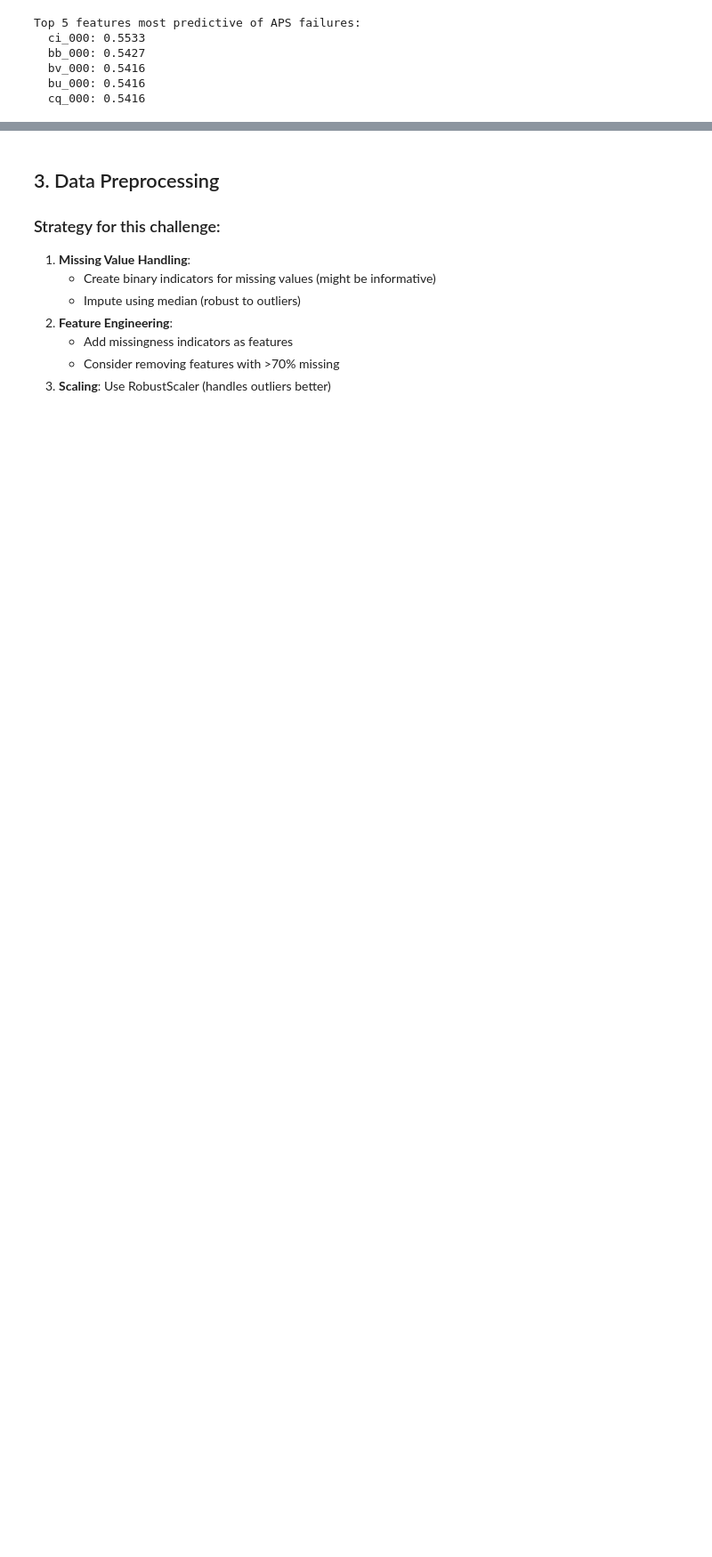
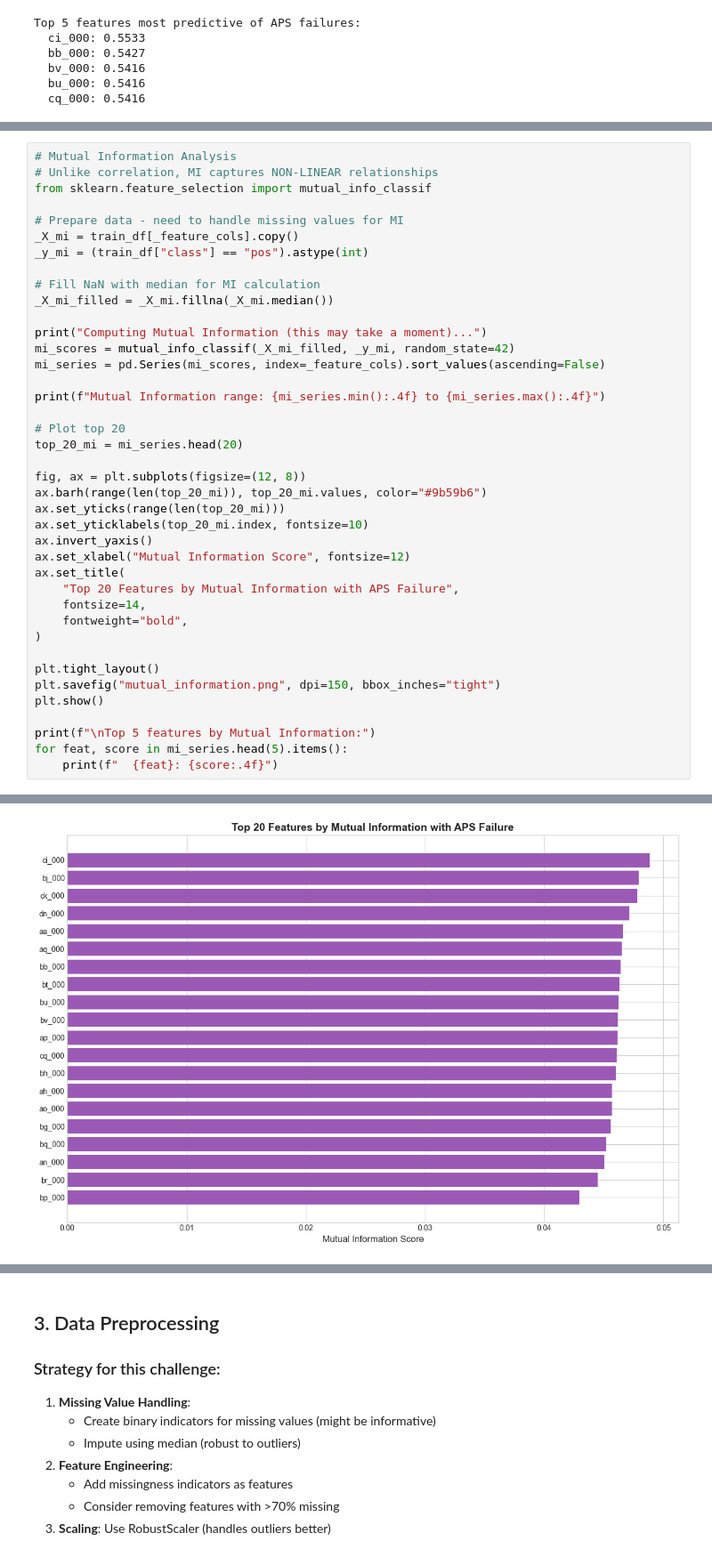
Before and after one commit to epireve/aps-failure, a Jupyter notebook: aps_failure_analysis.ipynb, the cells around one changed output, grey strips where cells are left out. Shown at 89% size. Saved outputs shown, nothing was run; the diff lists cells and outputs as text; blank space fills up the shorter version.

```diff
--- a/aps_failure_analysis.ipynb
+++ b/aps_failure_analysis.ipynb
@@ -521,0 +585,41 @@ This chart shows which features are most strongly associated with APS failures:
+# %%
+# Mutual Information Analysis
+# Unlike correlation, MI captures NON-LINEAR relationships
+from sklearn.feature_selection import mutual_info_classif
+
+# Prepare data - need to handle missing values for MI
+_X_mi = train_df[_feature_cols].copy()
+_y_mi = (train_df["class"] == "pos").astype(int)
+
+# Fill NaN with median for MI calculation
+_X_mi_filled = _X_mi.fillna(_X_mi.median())
+
+print("Computing Mutual Information (this may take a moment)...")
+mi_scores = mutual_info_classif(_X_mi_filled, _y_mi, random_state=42)
+mi_series = pd.Series(mi_scores, index=_feature_cols).sort_values(ascending=False)
+
+print(f"Mutual Information range: {mi_series.min():.4f} to {mi_series.max():.4f}")
+
+# Plot top 20
+top_20_mi = mi_series.head(20)
+
+fig, ax = plt.subplots(figsize=(12, 8))
+ax.barh(range(len(top_20_mi)), top_20_mi.values, color="#9b59b6")
+ax.set_yticks(range(len(top_20_mi)))
+ax.set_yticklabels(top_20_mi.index, fontsize=10)
+ax.invert_yaxis()
+ax.set_xlabel("Mutual Information Score", fontsize=12)
+ax.set_title(
+    "Top 20 Features by Mutual Information with APS Failure",
+    fontsize=14,
+    fontweight="bold",
+)
+
+plt.tight_layout()
+plt.savefig("mutual_information.png", dpi=150, bbox_inches="tight")
+plt.show()
+
+print(f"\nTop 5 features by Mutual Information:")
+for feat, score in mi_series.head(5).items():
+    print(f"  {feat}: {score:.4f}")
+# %% [output]
@@ -521,0 +628 @@ This chart shows which features are most strongly associated with APS failures:
+[figure, added]
```
Also changed, not shown: parts of 44 cells of this notebook, 13 other files.
